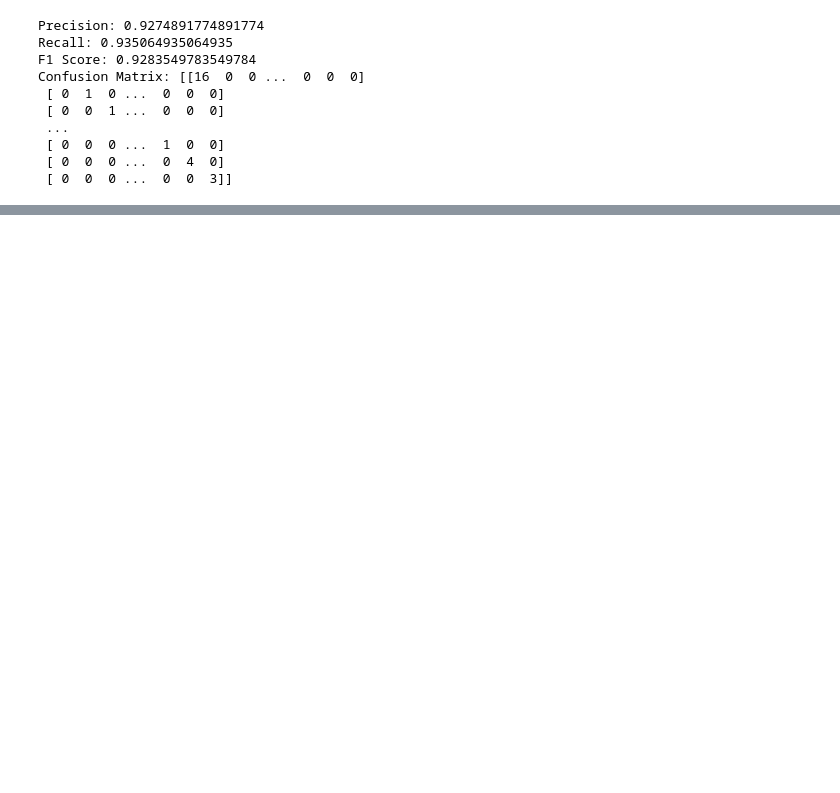
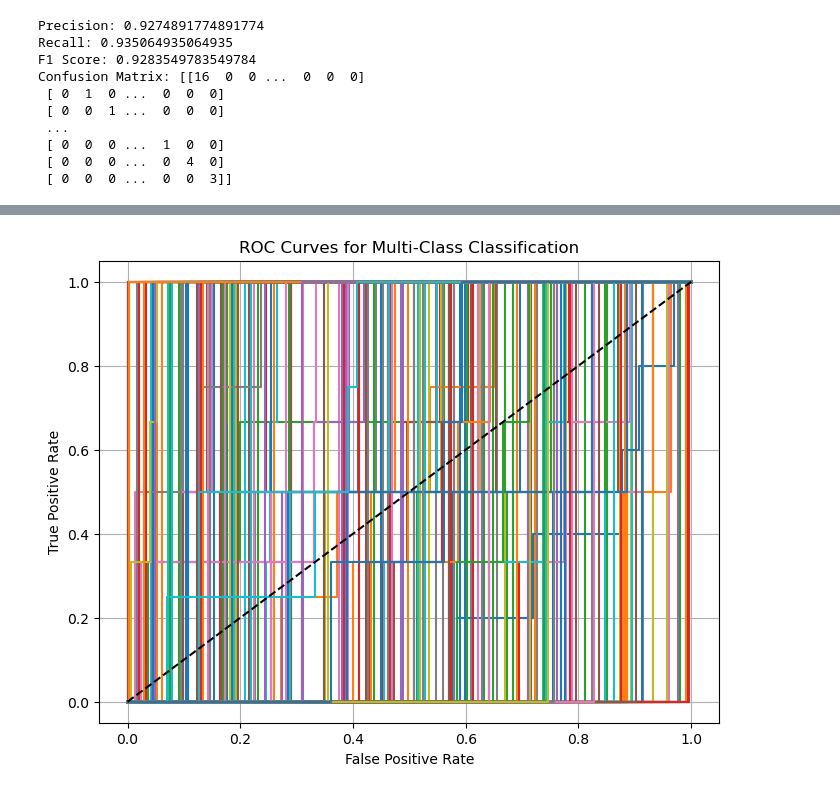
Before and after one commit to solazzol/handwriting-reco-project, a Jupyter notebook: handwriting-recognition/model/evaluation.ipynb, the cells around one changed output, grey strips where cells are left out. Cells and saved outputs as stored; diff of their text form; code cells hidden in the pictures; blank space fills up the shorter version.

```diff
--- a/handwriting-recognition/model/evaluation.ipynb
+++ b/handwriting-recognition/model/evaluation.ipynb
@@ -227,0 +366,25 @@ for metric, value in metrics.items():
+# %%
+plt.figure(figsize=(8, 6))
+
+test_classes = metrics["test_classes"]
+roc_auc = metrics["ROC_AUC"]
+fpr = metrics["FPR"]
+tpr = metrics["TPR"]
+
+# Plotta la curva ROC per ciascuna classe
+for cls in test_classes:
+    if not np.isnan(roc_auc[cls]):  # Evita classi senza esempi positivi
+        plt.plot(fpr[cls], tpr[cls], label=f'Class {cls} (AUC = {roc_auc[cls]:.2f})')
+
+# Linea diagonale per il caso random
+plt.plot([0, 1], [0, 1], 'k--', label="Random Guess")
+
+plt.xlabel("False Positive Rate")
+plt.ylabel("True Positive Rate")
+plt.title("ROC Curves for Multi-Class Classification")
+#plt.legend(loc="lower right")
+plt.grid()
+
+plt.show()
+# %% [output]
+[figure, added]
```
Also changed, not shown: parts of 16 cells of this notebook, 2 other files.
